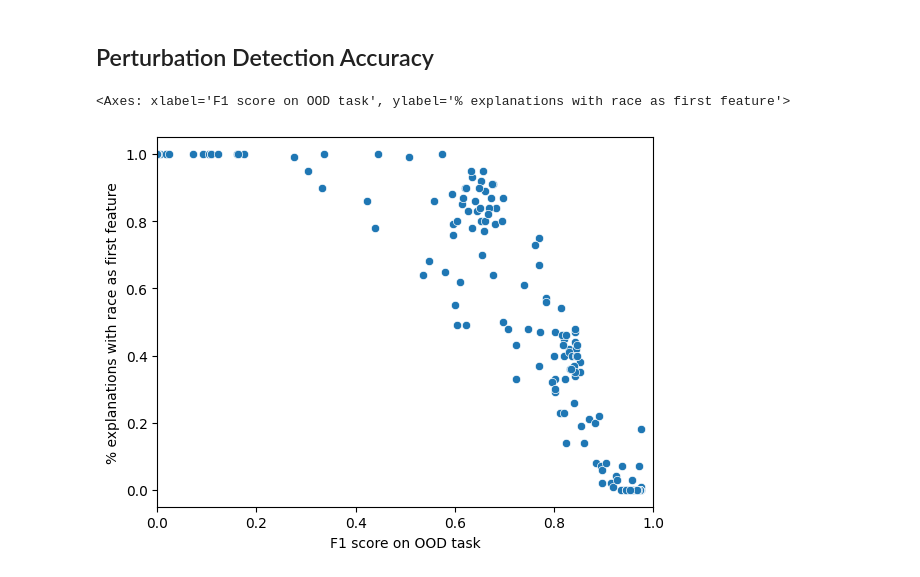
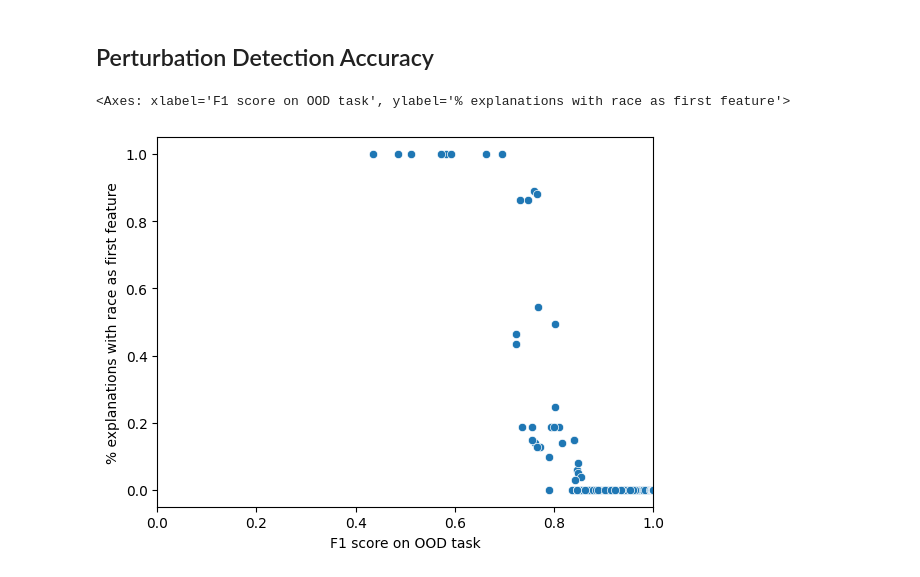
Before and after one commit to datasciencejeff/Fooling-LIME-SHAP, a Jupyter notebook: COMPAS_Example.ipynb, the cells around one changed output. Cells and saved outputs as stored; diff of their text form; code cells hidden in the pictures.

```diff
--- a/COMPAS_Example.ipynb
+++ b/COMPAS_Example.ipynb
@@ -231,38 +351,38 @@ from sklearn.metrics import f1_score, roc_auc_score, accuracy_score
 from matplotlib import pyplot as plt
 import seaborn as sns
 
-df = pd.read_csv('data/threshold_results_shap.csv', index_col=0)
+df = pd.read_csv('data/threshold_results_lime.csv', index_col=0)
 f1s, fsts, scnds, thrds = [], [], [], []
 
 for trial in np.unique(df['trial']):
 	relevant_runs = df[df.trial == trial]
 
 	yhat = relevant_runs['yhat']
 	y = relevant_runs['y']
 
 	# need to flip classes (we interpret 0 as ood in code but refer to it as 1 in paper)
 	yhat = 1 - yhat
 	y = 1 - y
 
 	pct_first = relevant_runs['pct_occur_first'].values[0]
 	pct_second = relevant_runs['pct_occur_second'].values[0]
 	pct_third = relevant_runs['pct_occur_third'].values[0]
 
 	f1 = f1_score(y, yhat)
 
 	f1s.append(f1)
 	fsts.append(pct_first)
 	scnds.append(pct_second)
 	thrds.append(pct_third)
 
 ax = plt.axes()
 plt.ylim(-.05,1.05)
 plt.xlim(0,1)
 
 plt.xlabel("F1 score on OOD task")
 plt.ylabel("% explanations with race as first feature")
 
 sns.scatterplot(x=f1s, y=fsts, ax=ax)
 # %% [output]
 <Axes: xlabel='F1 score on OOD task', ylabel='% explanations with race as first feature'>
-[figure, old version]
+[figure, new version]
```
Also changed, not shown: parts of 10 cells of this notebook, 4 other files.
